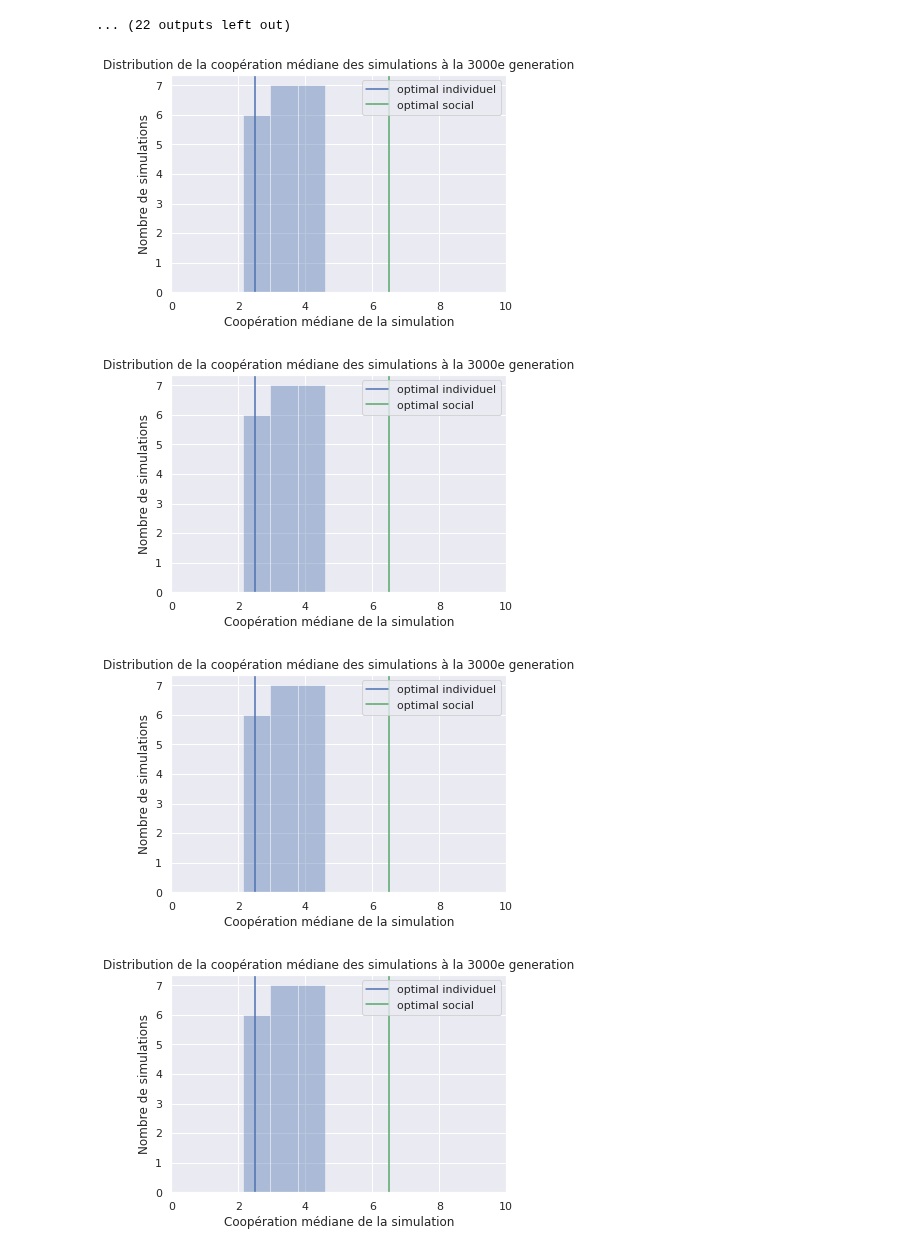
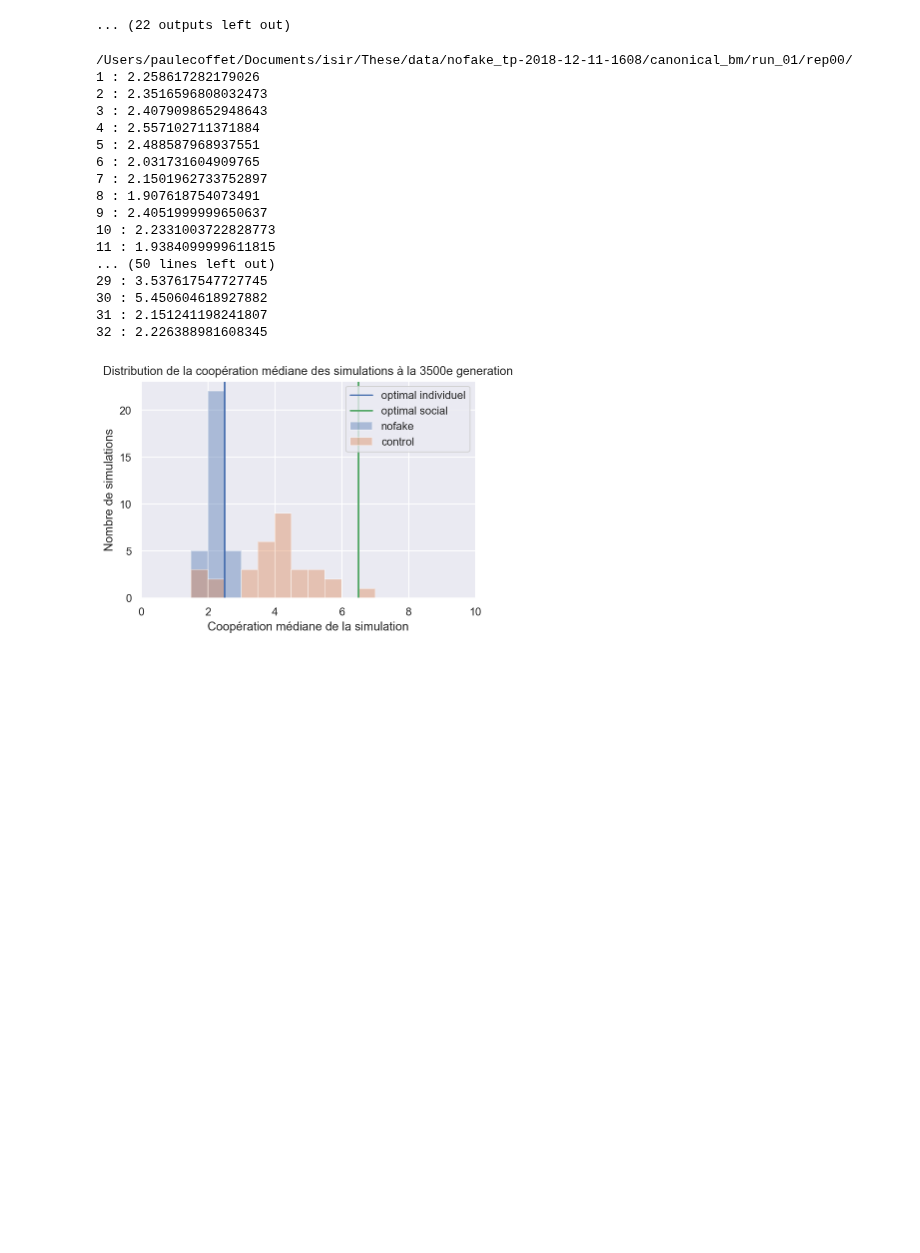
Before and after one commit to PaulEcoffet/roborobo3, a Jupyter notebook: roborobo3/notebooks/bigmodel_partnerchoice.ipynb, the cells around one changed output. Cells and saved outputs as stored; diff of their text form; code cells hidden in the pictures; blank space fills up the shorter version.

```diff
--- a/roborobo3/notebooks/bigmodel_partnerchoice.ipynb
+++ b/roborobo3/notebooks/bigmodel_partnerchoice.ipynb
@@ -253,12 +255,10 @@ for run, num in product(runs, [1499]):
 
 import os.path
 medcooplist = []
-num = 1499
+num = 3499
 conds = [
-         ('control0', "/data/logs/varyingsigma-fixcoop-control-2018-11-26-1808/0/"),
-         ('control0.5', "/data/logs/varyingsigma-fixcoop-control-2018-11-26-1808/0.5/"),
-    ('control1', "/data/logs/varyingsigma-fixcoop-control-2018-11-26-1808/1.0/"),
-    ('control5', "/data/logs/varyingsigma-fixcoop-control-2018-11-26-1808/5.0/")
+    ('nofake', "/Users/paulecoffet/Documents/isir/These/data/nofake_tp-2018-12-11-1608/canonical_bm/"),
+    ('control', "/Users/paulecoffet/Documents/isir/These/data/fixcoop-sigma-tp-2018-12-10-1746/0/0/"),
         ]
 for condname, catpath in conds:
     run = 1
@@ -275,7 +275,7 @@ for condname, catpath in conds:
         logs = []
         while ok:
             try:
-                dat = read_csvx(logfile.format(i), delimiter="\t")
+                dat = read_csvx(logfile.format(i), delimiter="\t", nrows=1_000_000)
                 dat["eval"] = i
                 logs.append(dat)
             except:
@@ -289,12 +289,38 @@ for condname, catpath in conds:
             raise e
             plt.show(fig)
             print("no data, continue")
-        med = log.query('nbOnOpp == 2 and onOpp > 0')['curCoop'].mean()
+        if "bigb" in condname:
+            a = 5
+            b = 10
+        else:
+            a = 5
+            b = 3
+        dist = a + b - b/2
+        #med = (log.query('nbOnOpp == 2 and onOpp > 0')['curCoop'].mean() - 2.5) / dist
+        med = (log.query('nbOnOpp == 2 and onOpp > 0')['curCoop'].mean())
         print(run, ':', med)
         medcooplist.append({'run': condname,
                             'iter': run,
                             'medcoop': med})
         run += 1
+# %% [output]
+/Users/paulecoffet/Documents/isir/These/data/nofake_tp-2018-12-11-1608/canonical_bm/run_01/rep00/
+1 : 2.258617282179026
+2 : 2.3516596808032473
+3 : 2.4079098652948643
+4 : 2.557102711371884
+5 : 2.488587968937551
+6 : 2.031731604909765
+7 : 2.1501962733752897
+8 : 1.907618754073491
+9 : 2.4051999999650637
+10 : 2.2331003722828773
+11 : 1.9384099999611815
+... (50 lines left out)
+29 : 3.537617547727745
+30 : 5.450604618927882
+31 : 2.151241198241807
+32 : 2.226388981608345
 # %%
 force = True
 if force:
@@ -314,20 +340,17 @@ except:
 # %%
 comps = [cond[0] for cond in conds]
 for comp in comps:
     if not medcoop.query(f'run == "{comp}"').empty:
-        plt.figure()
-        #sns.distplot(medcoop.query(f'run == "{comp}"')['medcoop'], label=comp, norm_hist=False, hist=True, kde=False, bins=None, kde_kws={'shade': True})
-        sns.distplot(medcoop['medcoop'], hist=True, kde=False, bins=None, kde_kws={'shade': True})
-        plt.axvline(2.5, label="optimal individuel")
-        plt.axvline(6.5, c="g", label="optimal social")
-        plt.xlim(0, 10)
-        plt.ylabel("Nombre de simulations")
-        plt.xlabel(f"Coopération médiane de la simulation")
-        plt.title(f"Distribution de la coopération médiane des simulations à la {num+1}e generation")
-        plt.legend()
-        plt.show()
+        #plt.figure()
+        sns.distplot(medcoop.query(f'run == "{comp}"')['medcoop'], label=comp, norm_hist=False, hist=True, kde=False, bins=np.arange(0, 10, 0.5), kde_kws={'shade': True})
+        #sns.distplot(medcoop['medcoop'], hist=True, kde=False, bins=None, kde_kws={'shade': True})
+plt.axvline(2.5, label="optimal individuel")
+plt.axvline(6.5, c="g", label="optimal social")
+plt.xlim(0, 10)
+plt.ylabel("Nombre de simulations")
+plt.xlabel(f"Coopération médiane de la simulation")
+plt.title(f"Distribution de la coopération médiane des simulations à la {num+1}e generation")
+plt.legend()
+plt.show()
 # %% [output]
-[figure, old version]
+[figure, new version]
-[figure, removed]
-[figure, removed]
-[figure, removed]
```
Also changed, not shown: parts of 5 cells of this notebook, 2 other files.
